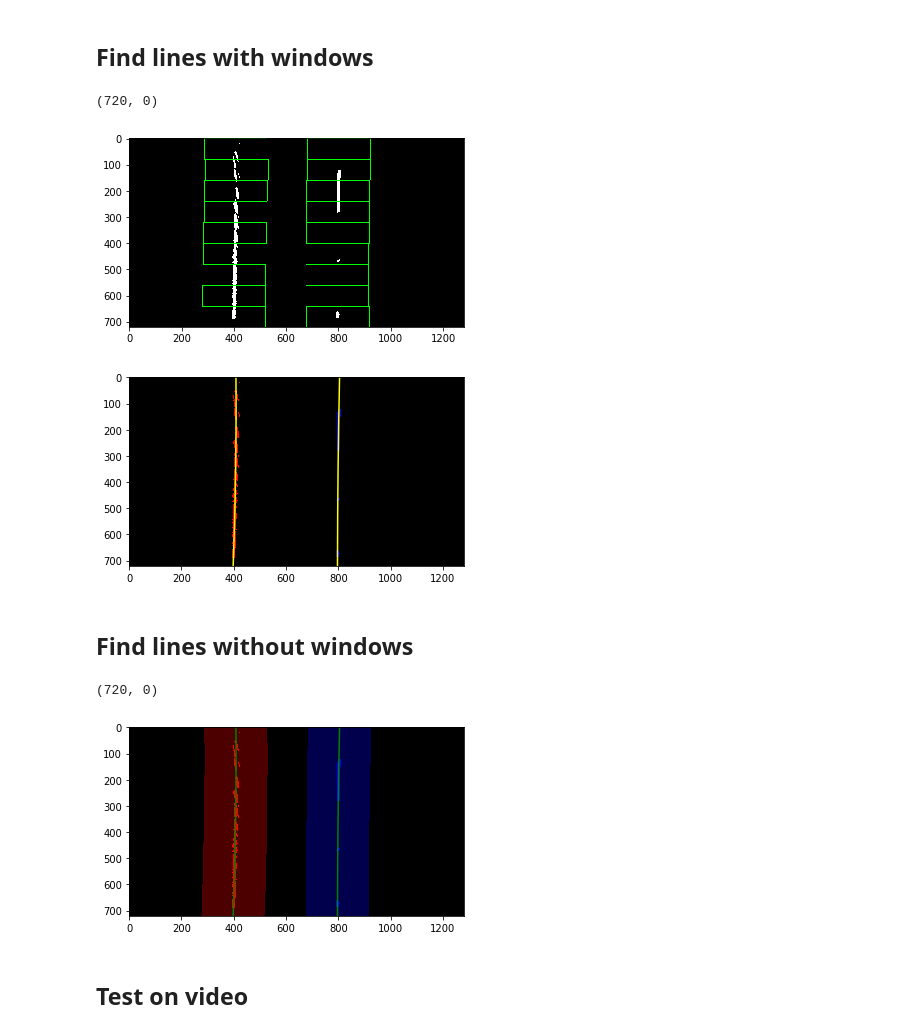
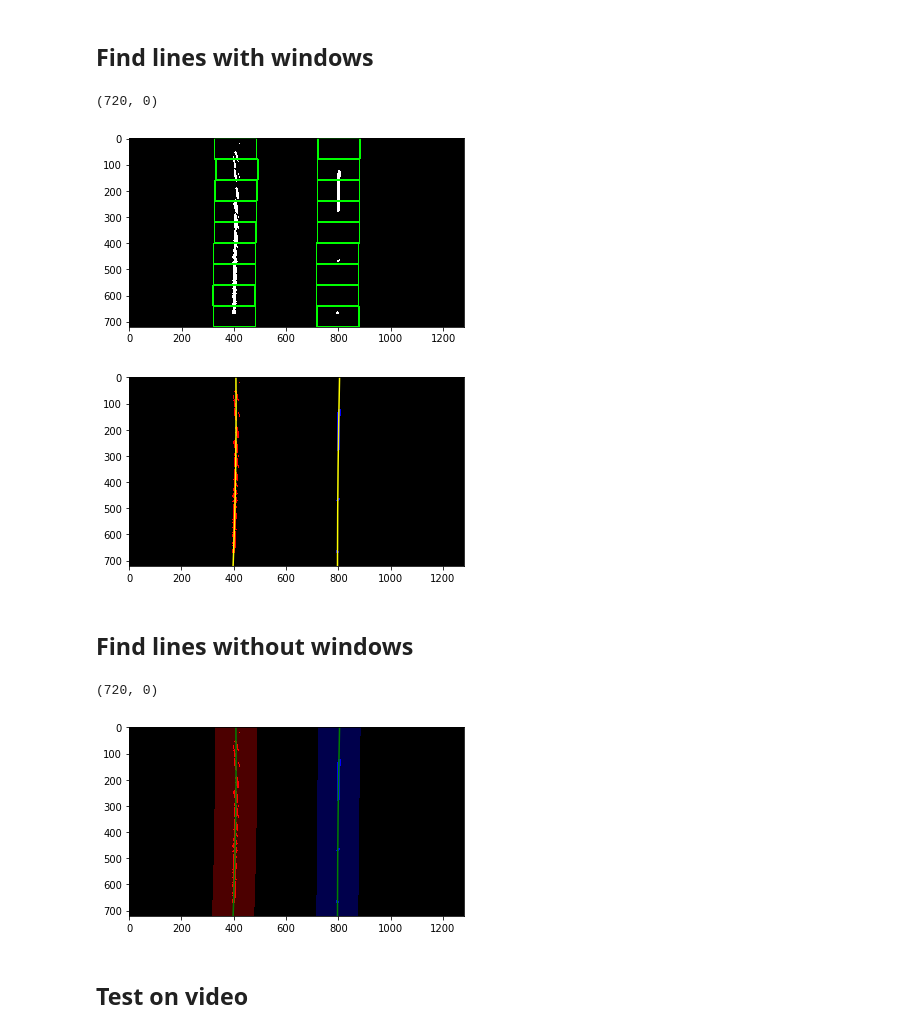
Before and after one commit to dhkim0225/CarND-Advanced_Lane_Line_Detection, a Jupyter notebook: Advanced_line_detection.ipynb, the cells around one changed output. Saved outputs shown, nothing was run; the diff lists cells and outputs as text; code cells hidden in the pictures.

```diff
--- a/Advanced_line_detection.ipynb
+++ b/Advanced_line_detection.ipynb
@@ -265,7 +285,7 @@ def find_lines_with_window(binary_warped):
     leftx_current = leftx_base
     rightx_current = rightx_base
 
-    margin = 120
+    margin = 80
     minpix = 40
     left_lane_inds = []
     right_lane_inds = []
@@ -278,8 +298,8 @@ def find_lines_with_window(binary_warped):
         win_xright_low = rightx_current - margin
         win_xright_high = rightx_current + margin
         # Draw the windows on the visualization image
-        cv2.rectangle(output,(win_xleft_low,win_y_low),(win_xleft_high,win_y_high),(0,255,0), 2)
-        cv2.rectangle(output,(win_xright_low,win_y_low),(win_xright_high,win_y_high),(0,255,0), 2)
+        cv2.rectangle(output,(win_xleft_low,win_y_low),(win_xleft_high,win_y_high),(0,255,0), 3)
+        cv2.rectangle(output,(win_xright_low,win_y_low),(win_xright_high,win_y_high),(0,255,0), 3)
         # Identify the nonzero pixels in x and y within the window
         good_left_inds = ((nonzeroy >= win_y_low) & (nonzeroy < win_y_high) & (nonzerox >= win_xleft_low) & (nonzerox < win_xleft_high)).nonzero()[0]
         good_right_inds = ((nonzeroy >= win_y_low) & (nonzeroy < win_y_high) & (nonzerox >= win_xright_low) & (nonzerox < win_xright_high)).nonzero()[0]
@@ -314,12 +334,25 @@ def find_lines_with_window(binary_warped):
     right_fitx = right_fit[0]*ploty**2 + right_fit[1]*ploty + right_fit[2]
 
     out_img = np.dstack((binary_warped, binary_warped, binary_warped))*255
-    out_img[nonzeroy[left_lane_inds], nonzerox[left_lane_inds]] = [255, 0, 0]
-    out_img[nonzeroy[right_lane_inds], nonzerox[right_lane_inds]] = [0, 0, 255]
+    out_img[lefty, leftx] = [255, 0, 0]
+    out_img[righty, rightx] = [0, 0, 255]
 
-    return left_fit, right_fit, left_fitx, right_fitx, out_img, ploty
+    # measure curvature
+    y_eval = np.max(ploty)
+    # Define conversions in x and y from pixels space to meters
+    ym_per_pix = 30.0/720 # meters per pixel in y dimension
+    xm_per_pix = 3.7/700 # meters per pixel in x dimension
+    # Fit new polynomials to x,y in world space
+    left_fit_cr = np.polyfit(lefty*ym_per_pix, leftx*xm_per_pix, 2)
+    right_fit_cr = np.polyfit(righty*ym_per_pix, rightx*xm_per_pix, 2)
+    # Calculate the new radii of curvature
+    left_curverad = ((1 + (2*left_fit_cr[0]*y_eval*ym_per_pix + left_fit_cr[1])**2)**1.5) / np.absolute(2*left_fit_cr[0])
+    right_curverad = ((1 + (2*right_fit_cr[0]*y_eval*ym_per_pix + right_fit_cr[1])**2)**1.5) / np.absolute(2*right_fit_cr[0])
+
+    return left_fit, right_fit, left_fitx, right_fitx, out_img, ploty, left_curverad, right_curverad
+
 #    return out_img
-left_fit, right_fit, left_fitx, right_fitx, out_img, ploty = find_lines_with_window(img1_combined)
+left_fit, right_fit, left_fitx, right_fitx, out_img, ploty, left_curverad, right_curverad = find_lines_with_window(img1_combined)
 plt.figure()
 plt.imshow(out_img)
 plt.imsave('./output_images/test_images_output/find_lines_with_window.png', out_img)
@@ -330,7 +363,7 @@ plt.xlim(0, 1280)
 plt.ylim(720, 0)
 # %% [output]
 (720, 0)
-[figure, old version]
+[figure, new version]
 [figure]
 # %% [markdown]
 ## Find lines without windows
@@ -342,7 +375,7 @@ def find_lines_without_window(left_fit, right_fit, binary_warped):
 
     ploty = np.linspace(0, binary_warped.shape[0]-1, binary_warped.shape[0] )
 
-    margin = 120
+    margin = 80
     left_lane_inds = ((nonzerox > (left_fit[0]*(nonzeroy**2) + left_fit[1]*nonzeroy + left_fit[2] - margin)) & (nonzerox < (left_fit[0]*(nonzeroy**2) + left_fit[1]*nonzeroy + left_fit[2] + margin)))
     right_lane_inds = ((nonzerox > (right_fit[0]*(nonzeroy**2) + right_fit[1]*nonzeroy + right_fit[2] - margin)) & (nonzerox < (right_fit[0]*(nonzeroy**2) + right_fit[1]*nonzeroy + right_fit[2] + margin)))
 
@@ -371,34 +404,47 @@ def find_lines_without_window(left_fit, right_fit, binary_warped):
     output[nonzeroy[right_lane_inds], nonzerox[right_lane_inds]] = [0, 0, 255]
 
     # Generate a polygon to illustrate the search window area
     # And recast the x and y points into usable format for cv2.fillPoly()
     my_transposed = np.transpose(np.vstack([left_fitx-margin, ploty]))
 
     left_line_window1 = np.array([np.transpose(np.vstack([left_fitx-margin, ploty]))])
     left_line_window2 = np.array([np.flipud(np.transpose(np.vstack([left_fitx+margin, ploty])))])
     left_line_pts = np.hstack((left_line_window1, left_line_window2))
     right_line_window1 = np.array([np.transpose(np.vstack([right_fitx-margin, ploty]))])
     right_line_window2 = np.array([np.flipud(np.transpose(np.vstack([right_fitx+margin, ploty])))])
     right_line_pts = np.hstack((right_line_window1, right_line_window2))
 
+    # measure curvature
+    y_eval = np.max(ploty)
+    # Define conversions in x and y from pixels space to meters
+    ym_per_pix = 30.0/720 # meters per pixel in y dimension
+    xm_per_pix = 3.7/700 # meters per pixel in x dimension
+    # Fit new polynomials to x,y in world space
+    left_fit_cr = np.polyfit(lefty*ym_per_pix, leftx*xm_per_pix, 2)
+    right_fit_cr = np.polyfit(righty*ym_per_pix, rightx*xm_per_pix, 2)
+    # Calculate the new radii of curvature
+    left_curverad = ((1 + (2*left_fit_cr[0]*y_eval*ym_per_pix + left_fit_cr[1])**2)**1.5) / np.absolute(2*left_fit_cr[0])
+    right_curverad = ((1 + (2*right_fit_cr[0]*y_eval*ym_per_pix + right_fit_cr[1])**2)**1.5) / np.absolute(2*right_fit_cr[0])
+
+
     # Draw the lane onto the warped blank image
     cv2.fillPoly(window_img, np.int_([left_line_pts]), (255, 0, 0))
     cv2.fillPoly(window_img, np.int_([right_line_pts]), (0, 0, 255))
     output = cv2.addWeighted(output, 1, window_img, 0.3, 0)
 
     return output, left_fit, right_fit, left_fitx, right_fitx, ploty
 
 out_img, left_fit, right_fit, left_fitx, right_fitx, ploty = find_lines_without_window(left_fit, right_fit, img1_combined)
 plt.imshow(out_img)
 plt.imsave('./output_images/test_images_output/find_lines_without_window.png', out_img)
 
 plt.plot(left_fitx, ploty, color='green')
 plt.plot(right_fitx, ploty, color='green')
 plt.xlim(0, 1280)
 plt.ylim(720, 0)
 # %% [output]
 (720, 0)
-[figure, old version]
+[figure, new version]
 # %%
 #Function for drawing line areas and information text
 def draw_info(img, warped_img, left_fitx, right_fitx, ploty, dst, src, left_from_center, average_curverad):
```
Also changed, not shown: parts of 6 cells of this notebook, 20 other files.
